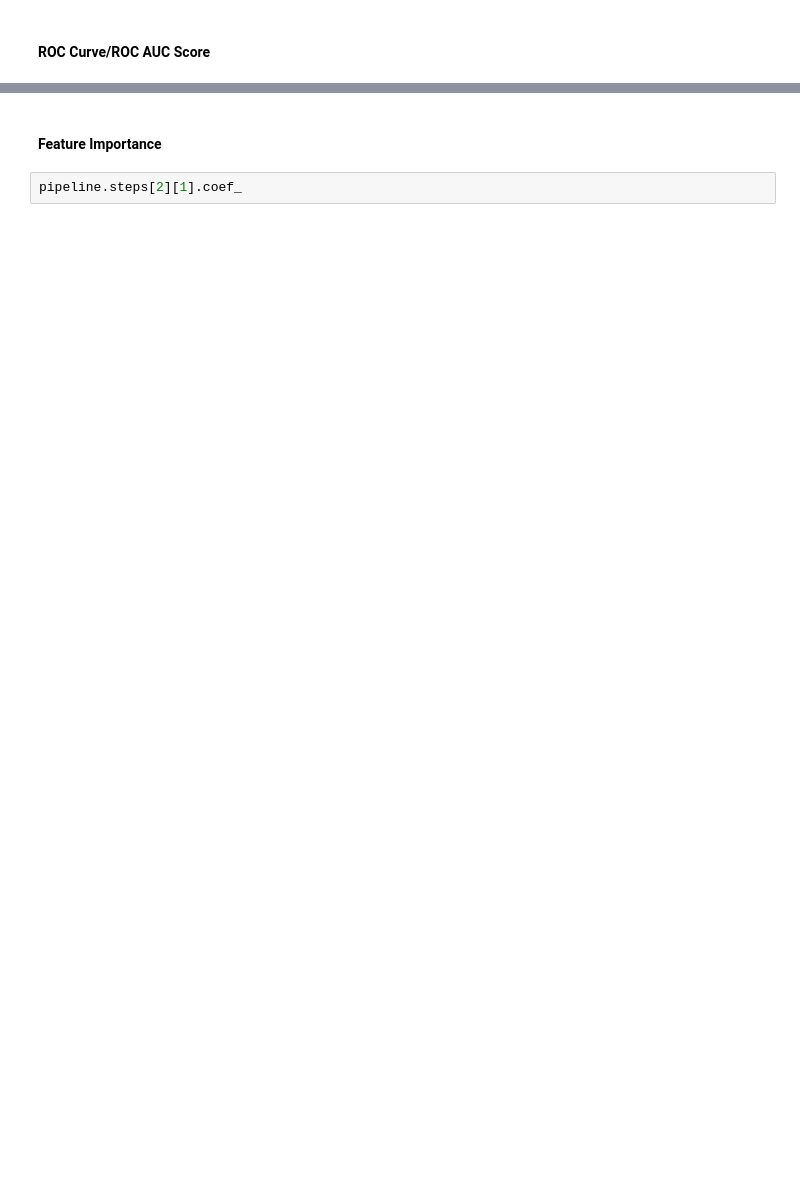
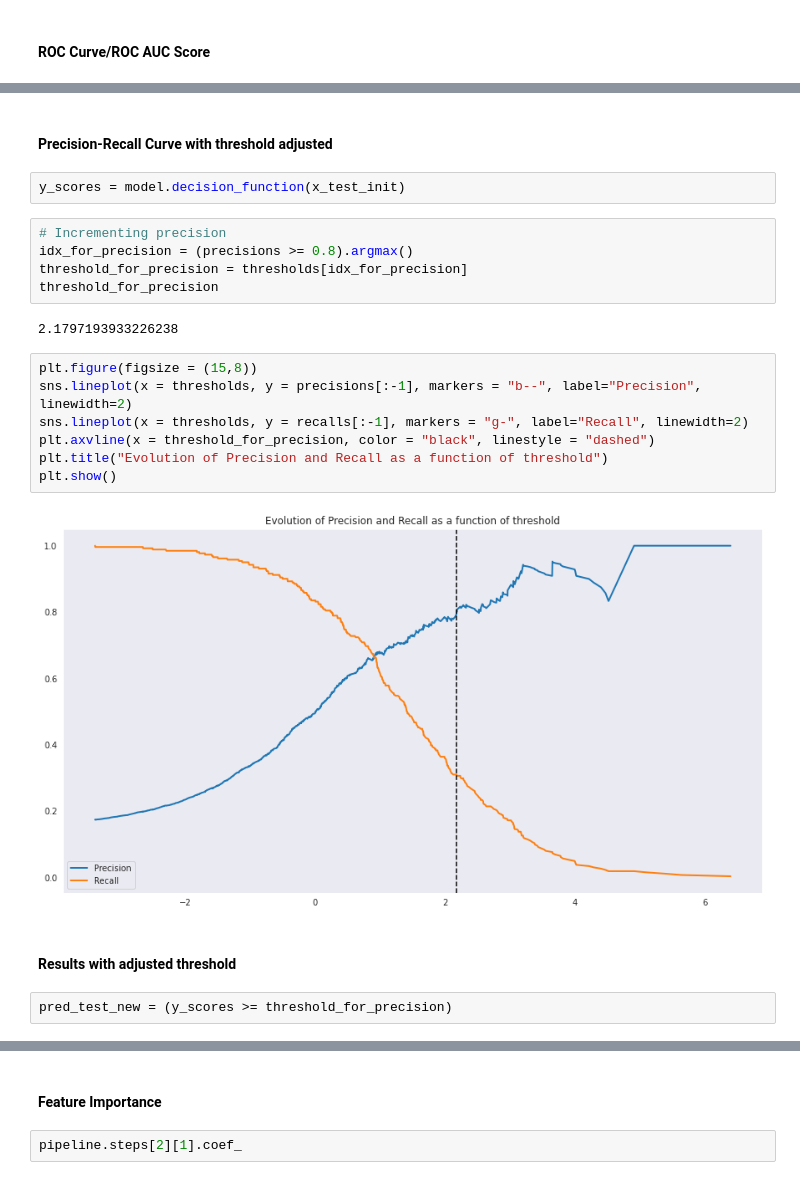
Before and after one commit to MUbarak123-56/bank-churners, a Jupyter notebook: 43-lr-pipeline.ipynb, the cells around one changed output, grey strips where cells are left out. Drawn from its saved outputs; the diff is of its cells as text; blank space fills up the shorter version.

```diff
--- a/43-lr-pipeline.ipynb
+++ b/43-lr-pipeline.ipynb
@@ -320,0 +289,24 @@ plt.show()
+# %% [markdown]
+#### Precision-Recall Curve with threshold adjusted
+# %%
+y_scores = model.decision_function(x_test_init)
+# %%
+# Incrementing precision
+idx_for_precision = (precisions >= 0.8).argmax()
+threshold_for_precision = thresholds[idx_for_precision]
+threshold_for_precision
+# %% [output]
+2.1797193933226238
+# %%
+plt.figure(figsize = (15,8))
+sns.lineplot(x = thresholds, y = precisions[:-1], markers = "b--", label="Precision", linewidth=2)
+sns.lineplot(x = thresholds, y = recalls[:-1], markers = "g-", label="Recall", linewidth=2)
+plt.axvline(x = threshold_for_precision, color = "black", linestyle = "dashed")
+plt.title("Evolution of Precision and Recall as a function of threshold")
+plt.show()
+# %% [output]
+[figure, added]
+# %% [markdown]
+#### Results with adjusted threshold
+# %%
+pred_test_new = (y_scores >= threshold_for_precision)
```
Also changed, not shown: parts of 38 cells of this notebook, 8 other files.
